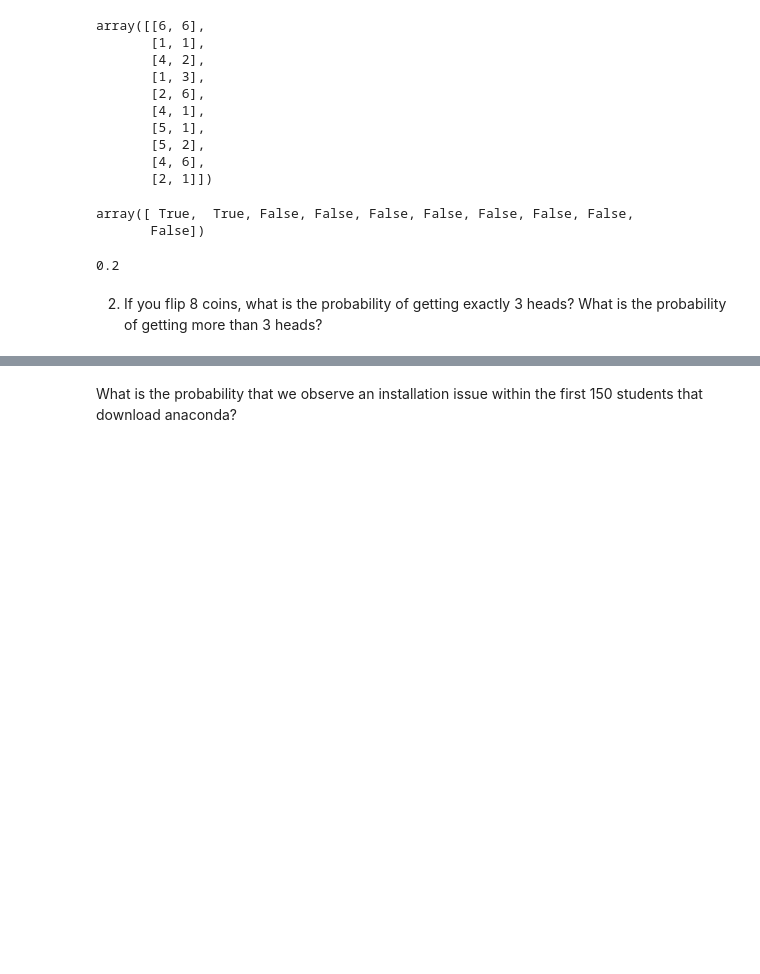
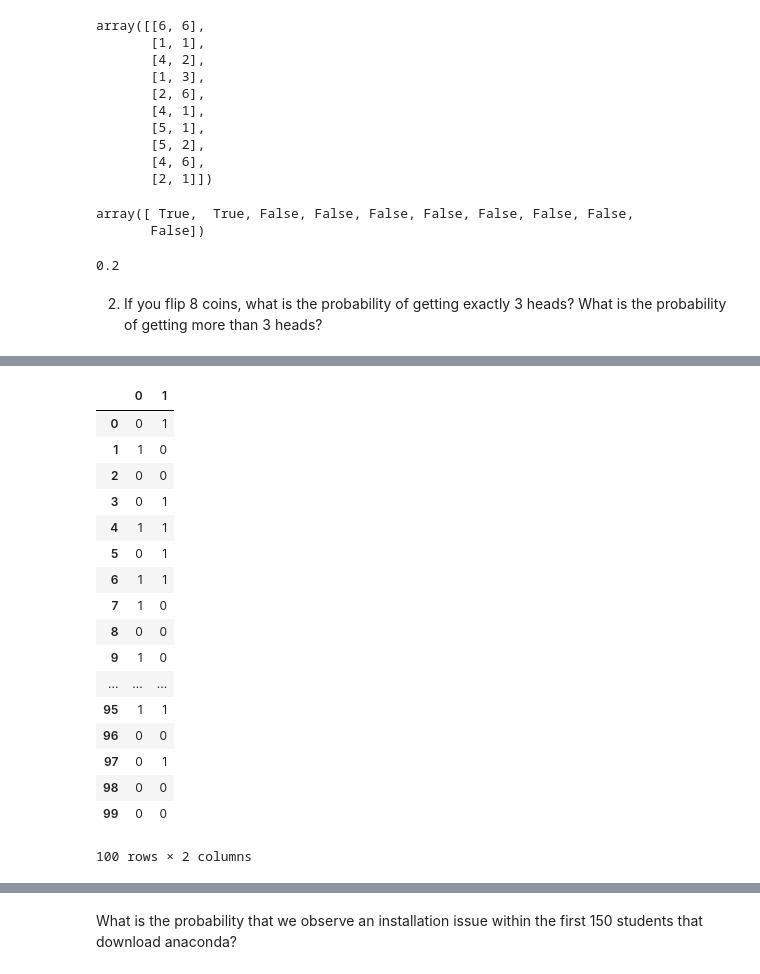
Before and after one commit to faithkane3/statistics-exercises, a Jupyter notebook: simulation.ipynb, the cells around one changed output, grey strips where cells are left out. Drawn from its saved outputs; the diff is of its cells as text; code cells hidden in the pictures; blank space fills up the shorter version.

```diff
--- a/simulation.ipynb
+++ b/simulation.ipynb
@@ -310,0 +322,6 @@ more_than_three
+# %%
+n_sims = 100
+n_billboards = 2
+
+drive_by = np.random.choice([1, 0], (n_sims, n_billboards))
+drive_by
@@ -310,0 +346,23 @@ more_than_three
+# %%
+# convert array to DataFrame
+ds_df = pd.DataFrame(drive_by)
+ds_df
+# %% [output]
+|  | 0 | 1 |
+| 0 | 0 | 1 |
+| 1 | 1 | 0 |
+| 2 | 0 | 0 |
+| 3 | 0 | 1 |
+| 4 | 1 | 1 |
+| 5 | 0 | 1 |
+| 6 | 1 | 1 |
+| 7 | 1 | 0 |
+| 8 | 0 | 0 |
+| 9 | 1 | 0 |
+| ... | ... | ... |
+| 95 | 1 | 1 |
+| 96 | 0 | 0 |
+| 97 | 0 | 1 |
+| 98 | 0 | 0 |
+| 99 | 0 | 0 |
+100 rows × 2 columns
```
Also changed, not shown: parts of 21 cells of this notebook.
